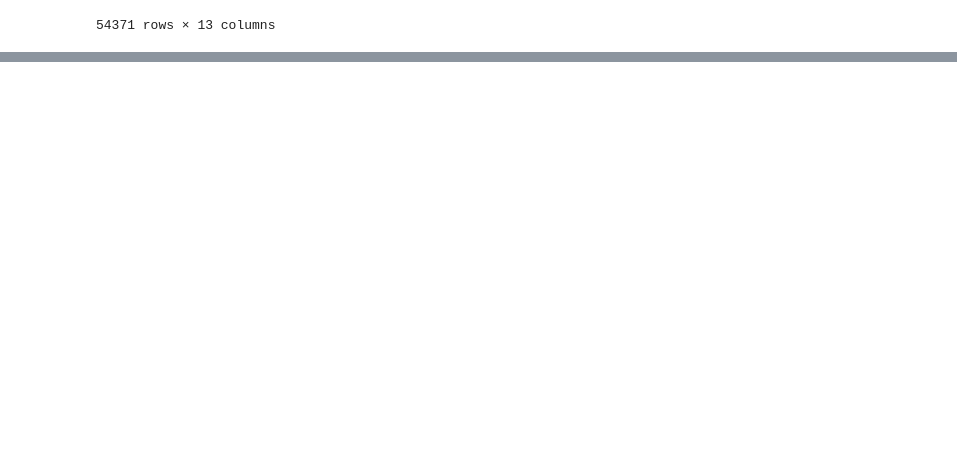
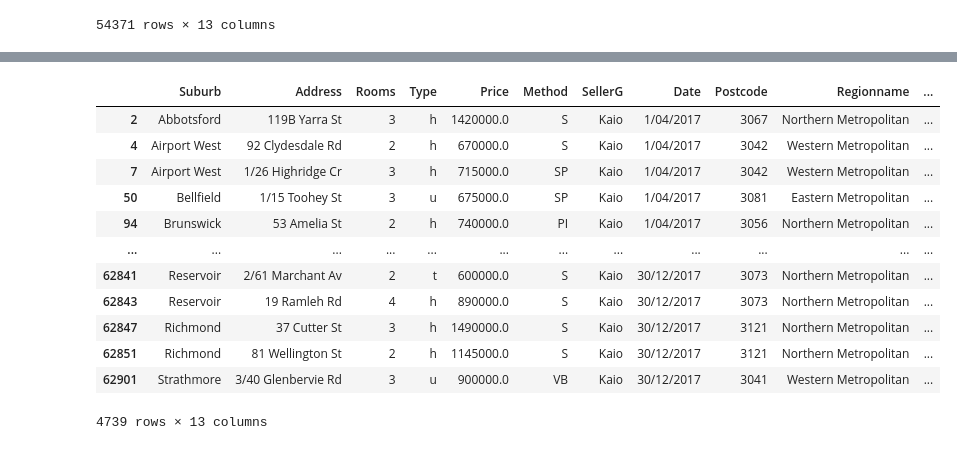
Before and after one commit to Kaio1394/Curso-ciencia-de-dados, a Jupyter notebook: Melbourne.ipynb, the cells around one changed output, grey strips where cells are left out. Cells and saved outputs as stored; diff of their text form; code cells hidden in the pictures; blank space fills up the shorter version.

```diff
--- a/Melbourne.ipynb
+++ b/Melbourne.ipynb
@@ -166,0 +174,20 @@ filter
+# %%
+# Trocando valores da tabela
+data.loc[data['SellerG'] == 'Nelson', 'SellerG'] = 'Kaio'
+# %%
+# Confirmando valore trocado
+data.loc[data['SellerG'] == 'Kaio']
+# %% [output]
+|  | Suburb | Address | Rooms | Type | Price | Method | SellerG | Date | Postcode | Regionname | ... |
+| 2 | Abbotsford | 119B Yarra St | 3 | h | 1420000.0 | S | Kaio | 1/04/2017 | 3067 | Northern Metropolitan | ... |
+| 4 | Airport West | 92 Clydesdale Rd | 2 | h | 670000.0 | S | Kaio | 1/04/2017 | 3042 | Western Metropolitan | ... |
+| 7 | Airport West | 1/26 Highridge Cr | 3 | h | 715000.0 | SP | Kaio | 1/04/2017 | 3042 | Western Metropolitan | ... |
+| 50 | Bellfield | 1/15 Toohey St | 3 | u | 675000.0 | SP | Kaio | 1/04/2017 | 3081 | Eastern Metropolitan | ... |
+| 94 | Brunswick | 53 Amelia St | 2 | h | 740000.0 | PI | Kaio | 1/04/2017 | 3056 | Northern Metropolitan | ... |
+| ... | ... | ... | ... | ... | ... | ... | ... | ... | ... | ... | ... |
+| 62841 | Reservoir | 2/61 Marchant Av | 2 | t | 600000.0 | S | Kaio | 30/12/2017 | 3073 | Northern Metropolitan | ... |
+| 62843 | Reservoir | 19 Ramleh Rd | 4 | h | 890000.0 | S | Kaio | 30/12/2017 | 3073 | Northern Metropolitan | ... |
+| 62847 | Richmond | 37 Cutter St | 3 | h | 1490000.0 | S | Kaio | 30/12/2017 | 3121 | Northern Metropolitan | ... |
+| 62851 | Richmond | 81 Wellington St | 2 | h | 1145000.0 | S | Kaio | 30/12/2017 | 3121 | Northern Metropolitan | ... |
+| 62901 | Strathmore | 3/40 Glenbervie Rd | 3 | u | 900000.0 | VB | Kaio | 30/12/2017 | 3041 | Western Metropolitan | ... |
+4739 rows × 13 columns
```
Also changed, not shown: parts of 5 cells of this notebook.
